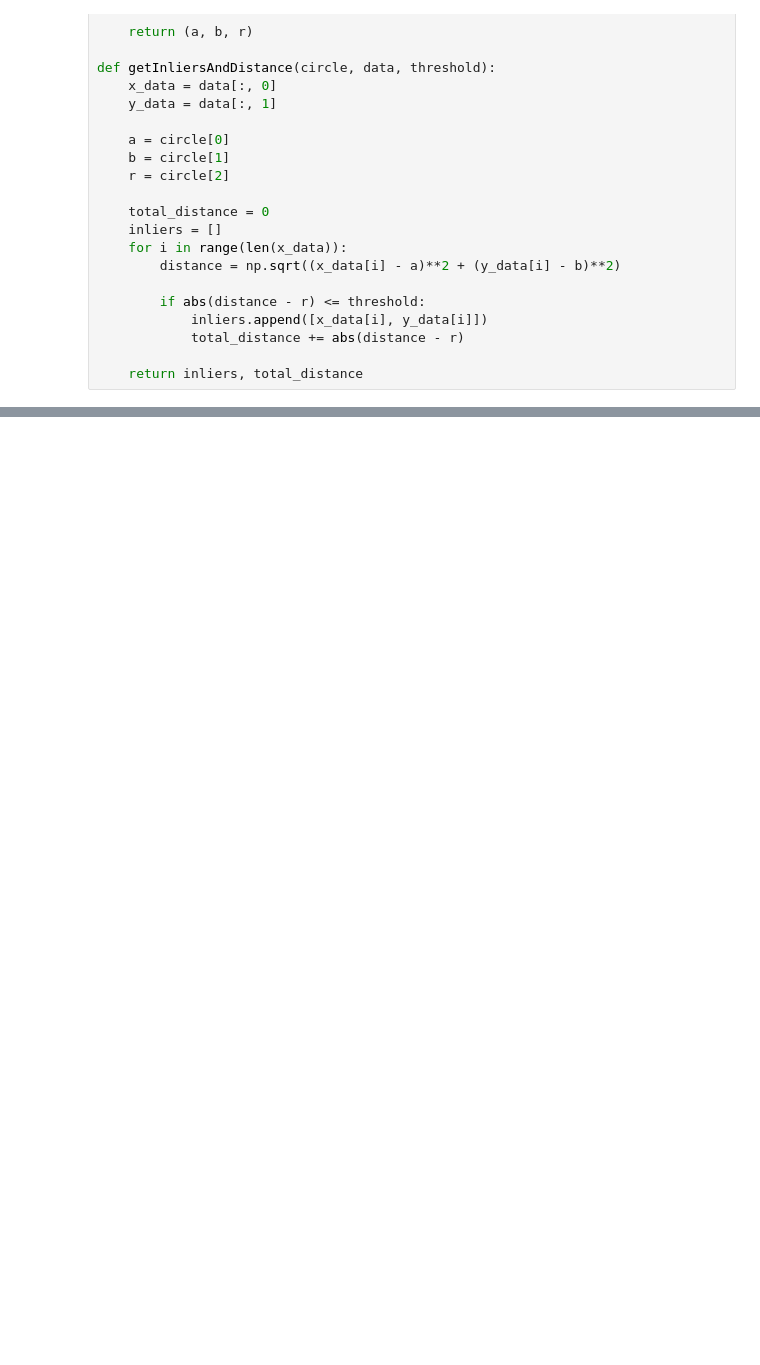
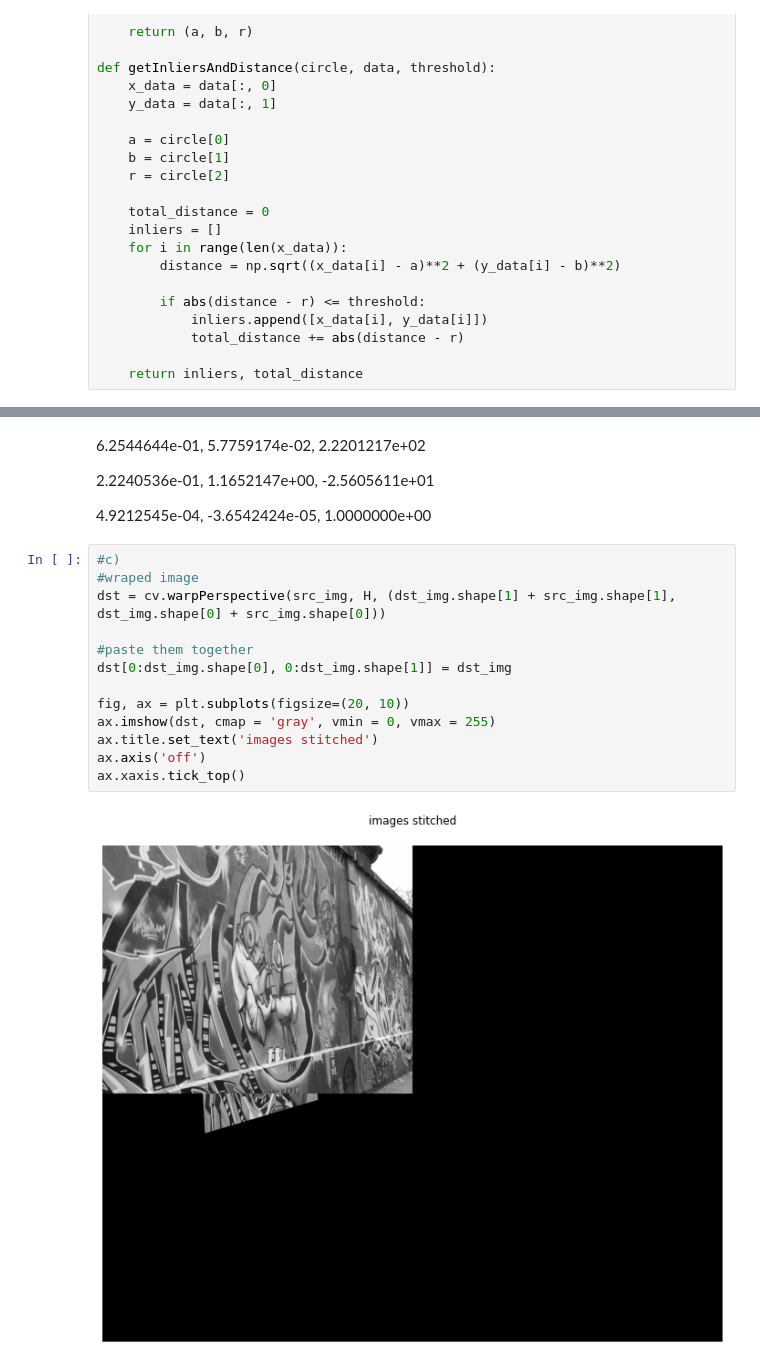
Before and after one commit to ishrath99/S4_EN_2550, a Jupyter notebook: Assignments/Assignment_2/190026T_en2550_assignment_02.ipynb, the cells around one changed output, grey strips where cells are left out. Drawn from its saved outputs; the diff is of its cells as text; blank space fills up the shorter version.

```diff
--- a/Assignments/Assignment_2/190026T_en2550_assignment_02.ipynb
+++ b/Assignments/Assignment_2/190026T_en2550_assignment_02.ipynb
@@ -309,0 +358,21 @@ ax.xaxis.tick_top()
+# %% [markdown]
+   6.2544644e-01,    5.7759174e-02,    2.2201217e+02
+
+   2.2240536e-01,    1.1652147e+00,   -2.5605611e+01
+
+   4.9212545e-04,  -3.6542424e-05,    1.0000000e+00
+# %%
+#c)
+#wraped image
+dst = cv.warpPerspective(src_img, H, (dst_img.shape[1] + src_img.shape[1], dst_img.shape[0] + src_img.shape[0]))
+
+#paste them together
+dst[0:dst_img.shape[0], 0:dst_img.shape[1]] = dst_img
+
+fig, ax = plt.subplots(figsize=(20, 10))
+ax.imshow(dst, cmap = 'gray', vmin = 0, vmax = 255)
+ax.title.set_text('images stitched')
+ax.axis('off')
+ax.xaxis.tick_top()
+# %% [output]
+[figure, added]
```
Also changed, not shown: parts of 9 cells of this notebook, 1 other file.
